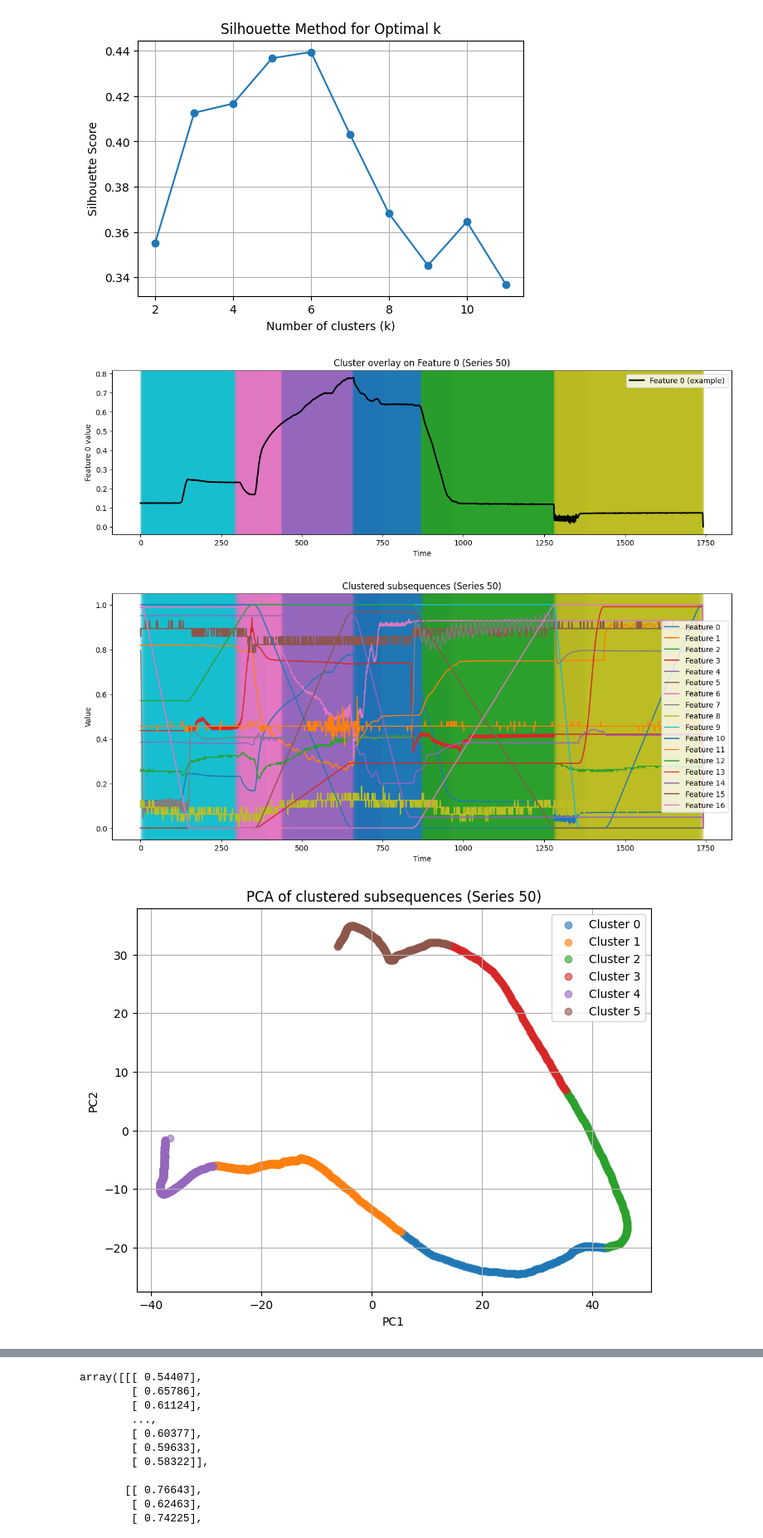
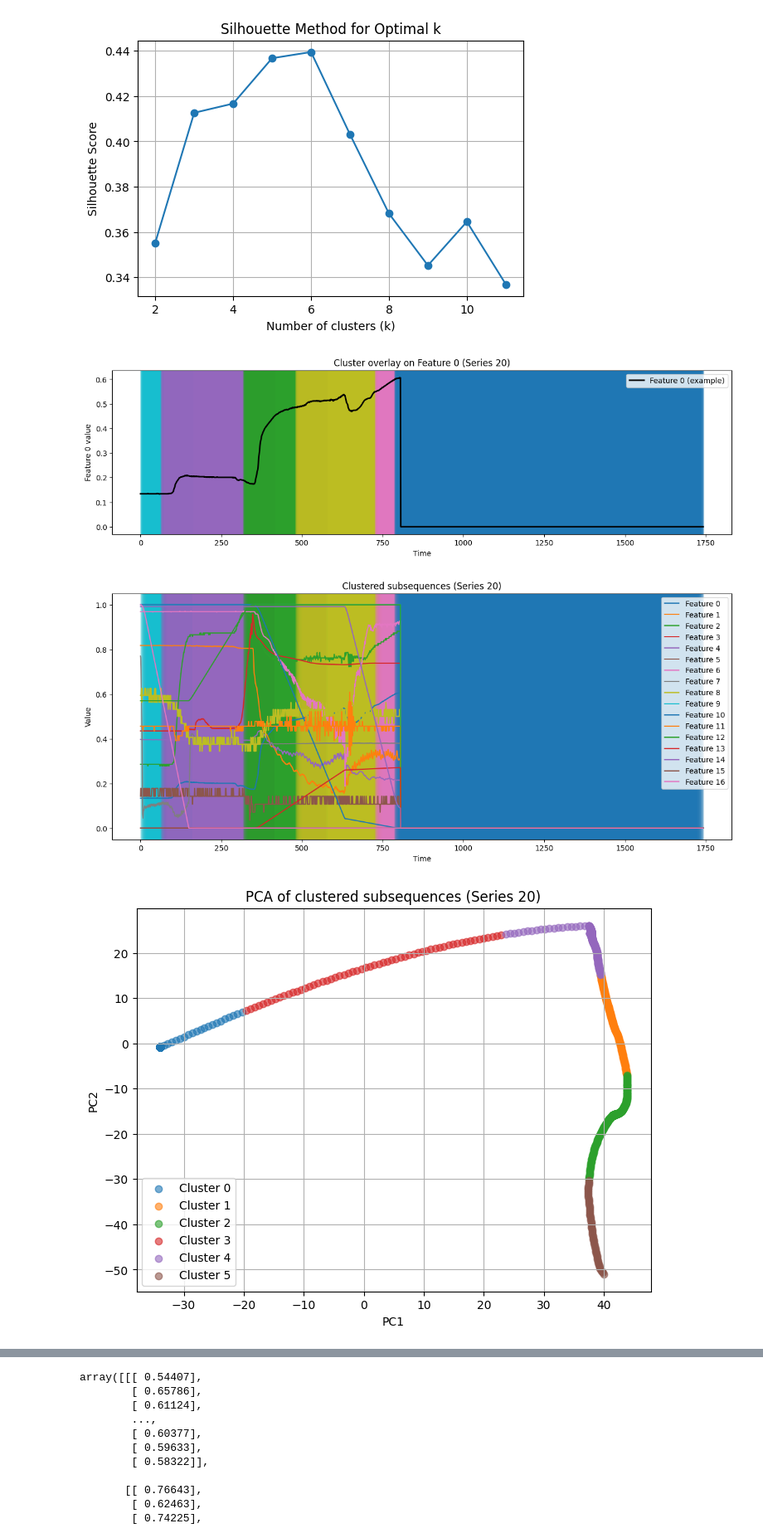
Before and after one commit to arman-niaruhi/temporal-windows-analysis-rotary-tube-bending, a Jupyter notebook: research/clustering/clustering.ipynb, the cells around one changed output, grey strips where cells are left out. Shown at 83% size. Cells and saved outputs as stored; diff of their text form; code cells hidden in the pictures.

```diff
--- a/research/clustering/clustering.ipynb
+++ b/research/clustering/clustering.ipynb
@@ -83,18 +86,18 @@ inertias, scores = plot_k_selection(time_series_data, series_idx=50, window_size
 [figure]
 [figure]
 # %%
-experiment_index = 50
+experiment_index = 20
 labels, kmeans, _ = cluster_time_series_subsequences(
     time_series_data,
     series_idx=experiment_index,
     window_size=100,
     n_clusters=6
 )
 idx = targets["Experiment_ID"].unique()[experiment_index]
 target = targets[targets["Experiment_ID"]==idx]
 target
 # %% [output]
-[figure, old version]
+[figure, new version]
-[figure, old version]
+[figure, new version]
-[figure, old version]
+[figure, new version]
 |  | Unnamed: 0 | Experiment_ID | Angle[degree]ORDistance[mm] | Secondary-axis [mm] | Main-axis [mm] | ... |
```
Also changed, not shown: parts of 3 cells of this notebook, 7 other files.
